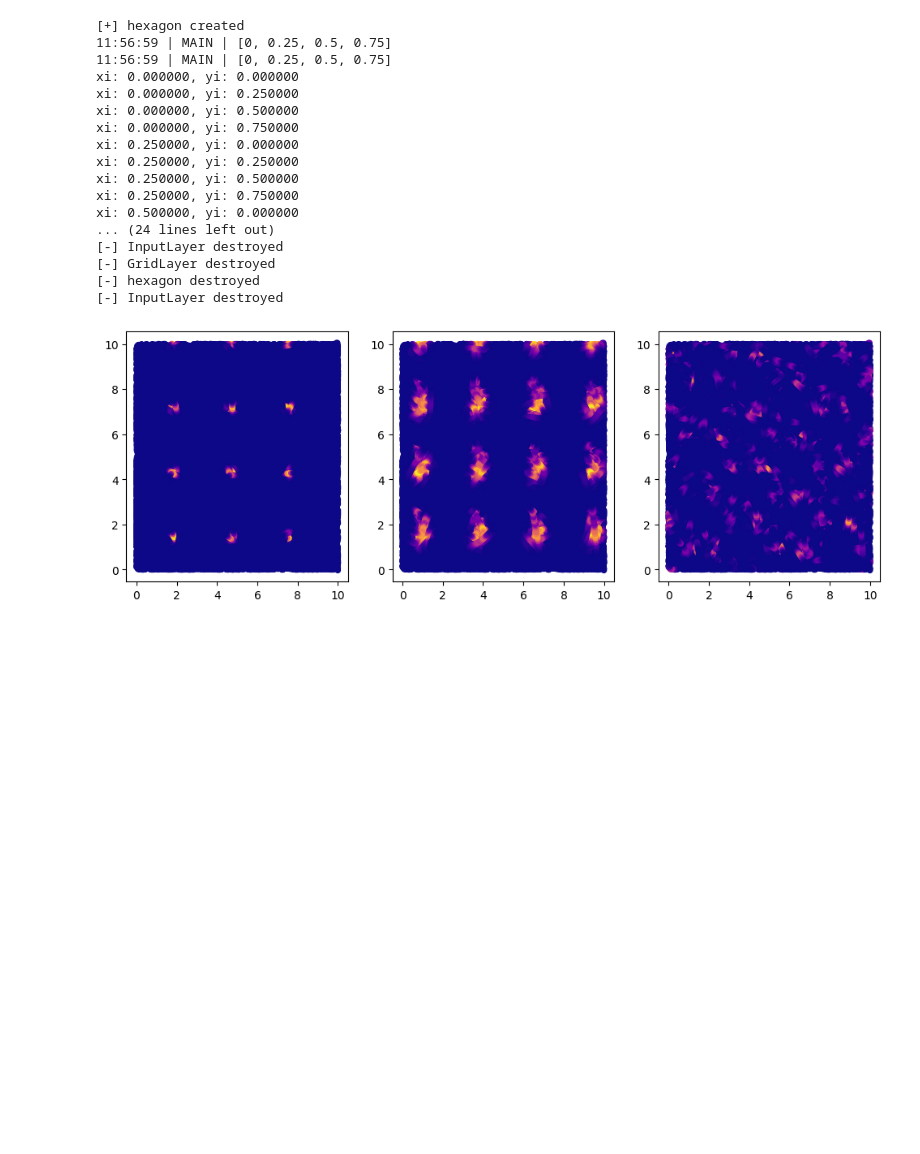
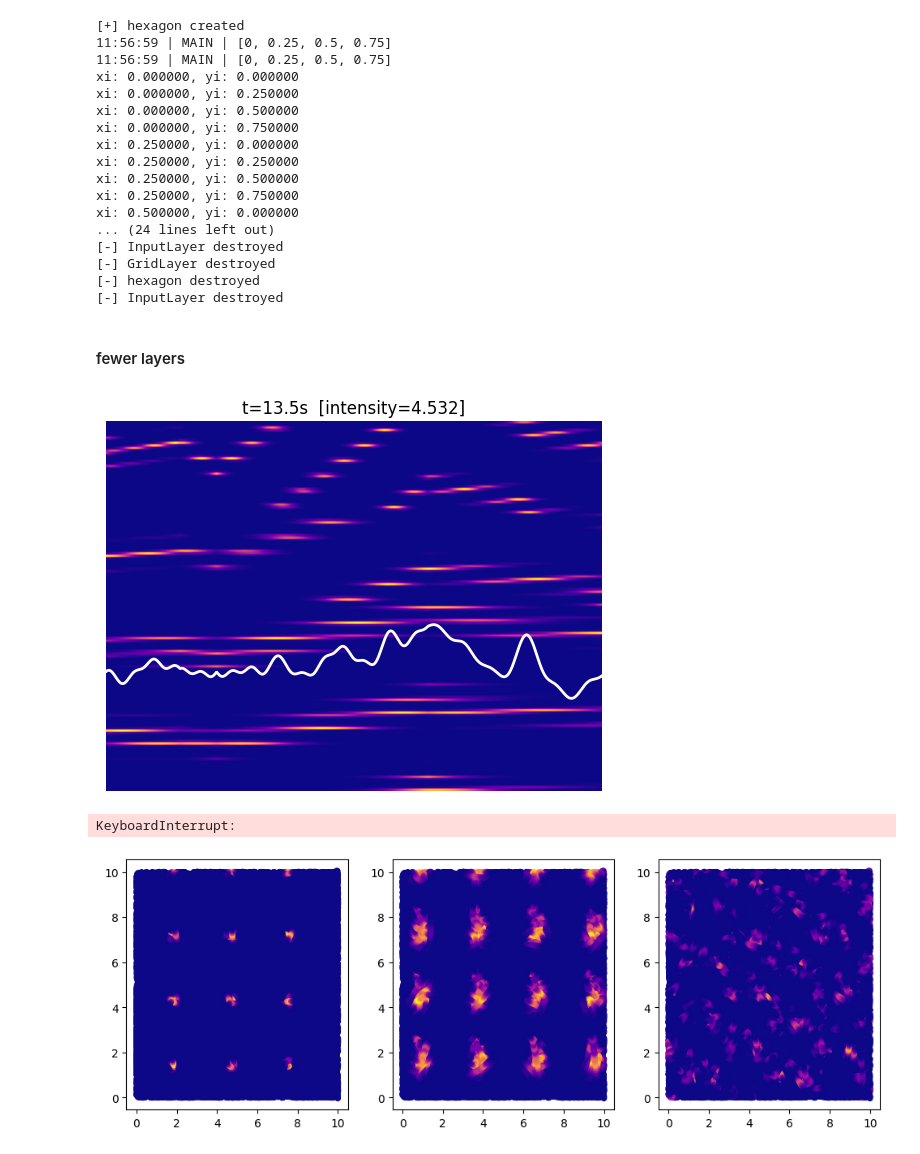
Before and after one commit to iKiru-hub/PCNN, a Jupyter notebook: notebooks/lab_pcore_1.ipynb, the cells around one changed output. Saved outputs shown, nothing was run; the diff lists cells and outputs as text; code cells hidden in the pictures; blank space fills up the shorter version.

```diff
--- a/notebooks/lab_pcore_1.ipynb
+++ b/notebooks/lab_pcore_1.ipynb
@@ -1151,6 +1152,85 @@ xi: 0.500000, yi: 0.000000
 [-] GridLayer destroyed
 [-] hexagon destroyed
 [-] InputLayer destroyed
+# %% [markdown]
+#### fewer layers
+# %%
+gcns = pclib.GridNetwork([pclib.GridLayer(N=36, sigma=0.04, speed=0.1, init_bounds=[-1, 1, -1, 1],
+                              boundary_type="square")])
+
+gcnm = pclib.GridNetwork([pclib.GridLayer(N=36, sigma=0.04, speed=0.05, init_bounds=[-1, 1, -1, 1],
+                              boundary_type="square")])
+
+gcnl = pclib.GridNetwork([pclib.GridLayer(N=36, sigma=0.04, speed=0.025, init_bounds=[-1, 1, -1, 1],
+                              boundary_type="square")])
+
+gcnl2 = pclib.GridNetwork([pclib.GridLayer(N=36, sigma=0.04, speed=0.025, init_bounds=[-1+1/6, 1+1/6, -1+1/6, 1+1/6],
+                              boundary_type="square")])
+
+
+# Generate the grid points
+dxy = 0.15
+
+# random walk
+points = [[0., 0.]]
+s = np.array([dxy, dxy])
+x, y = points[0]
+size = 100
+tot = 100_000
+old_point = points[0]
+
+# record
+activitys = np.zeros((len(gcns), tot))
+activitym = np.zeros((len(gcnm), tot))
+activityl = np.zeros((len(gcnl), tot))
+activityl2 = np.zeros((len(gcnl2), tot))
+
+large_acc = np.zeros((len(gcns)+len(gcnm)+len(gcnl)+len(gcnl2), 1000))
+large_acc_sum = np.zeros(1000)
+
+for t in range(tot):
+
+    x += s[0]
+    y += s[1]
+
+    # hit wall
+    if x <= 0 or x >= size:
+        s[0] *= -1
+        x += s[0]
+    elif y <= 0 or y >= size:
+        s[1] *= -1
+        y += s[1]
+
+    points += [[x, y]]
+    if t % 500 == 0:
+        s = np.random.uniform(-1, 1, 2)
+        s = 0.1 * s / np.abs(s).sum()
+
+    activitys[:, t] = gcns([points[-1][0]-old_point[0], points[-1][1]-old_point[1]])
+    activitym[:, t] = gcnm([points[-1][0]-old_point[0], points[-1][1]-old_point[1]])
+    activityl[:, t] = gcnl([points[-1][0]-old_point[0], points[-1][1]-old_point[1]])
+    activityl2[:, t] = gcnl2([points[-1][0]-old_point[0], points[-1][1]-old_point[1]])
+
+    large_acc[:, :-1] = large_acc[:, 1:]
+    large_acc[:, -1] = np.hstack((activitys[:, t], activitym[:, t], activityl[:, t], activityl2[:, t]))
+    large_acc_sum[:-1] = large_acc_sum[1:]
+    large_acc_sum[-1] = large_acc[:, -1].sum()
+
+    if t % 50 == 0:
+        clear_output(wait=True)
+        plt.imshow(large_acc, cmap="plasma", aspect="auto")
+        plt.plot(range(len(large_acc_sum)), len(large_acc) - large_acc_sum*10, '-', color="white", lw=2)
+        plt.axis('off')
+        plt.title(f"t={t/100}s  [intensity={large_acc_sum[-1]:.3f}]")
+        plt.pause(0.001)
+
+    old_point = points[-1]
+
+points = np.array(points)
+logger()
+# %% [output]
+[figure, added]
+KeyboardInterrupt:
 # %%
 a = np.zeros((len(gcn), len(points)))
 old_points = points[0]
```
Also changed, not shown: parts of 14 cells of this notebook, 2 other files.
